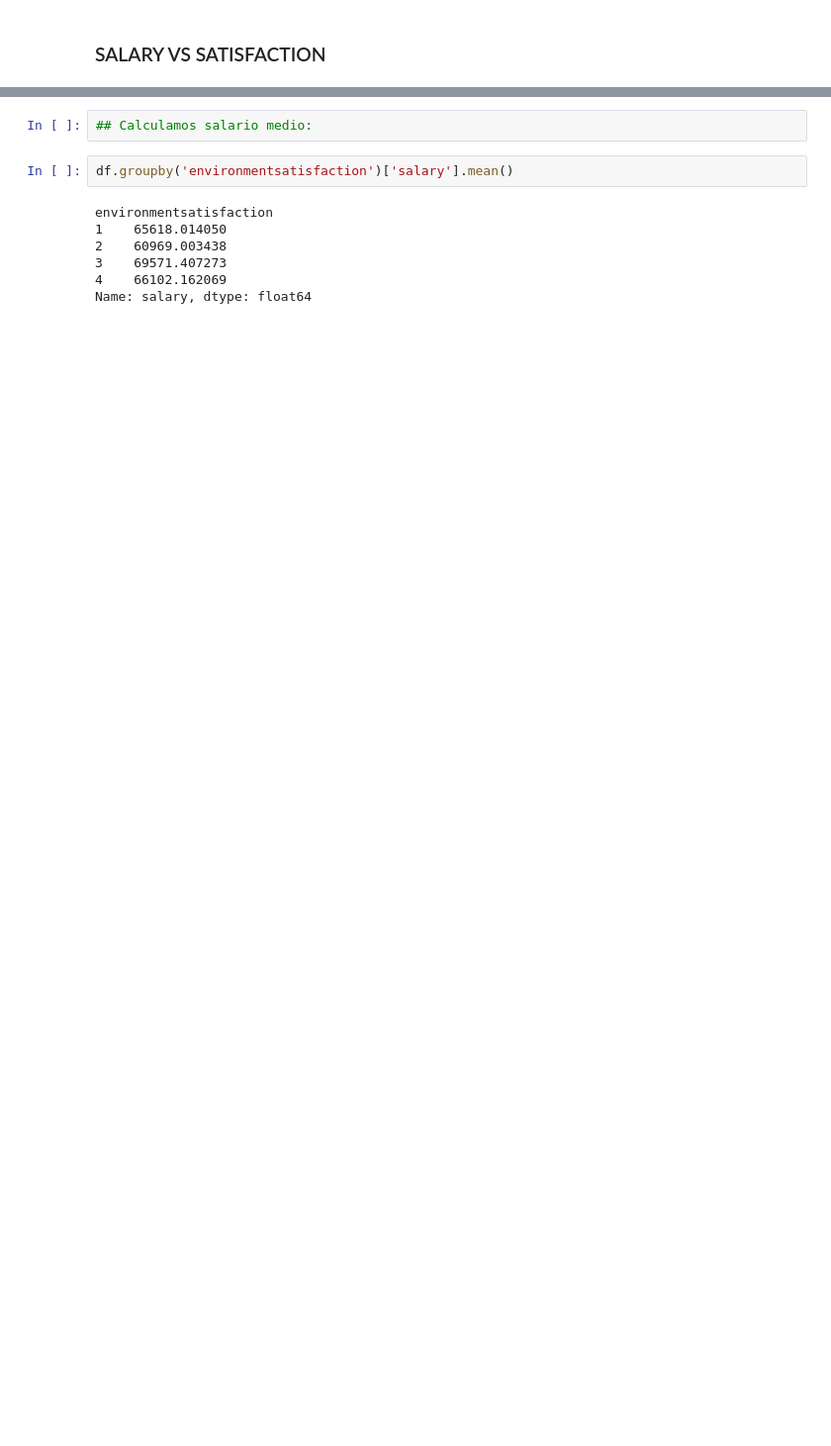
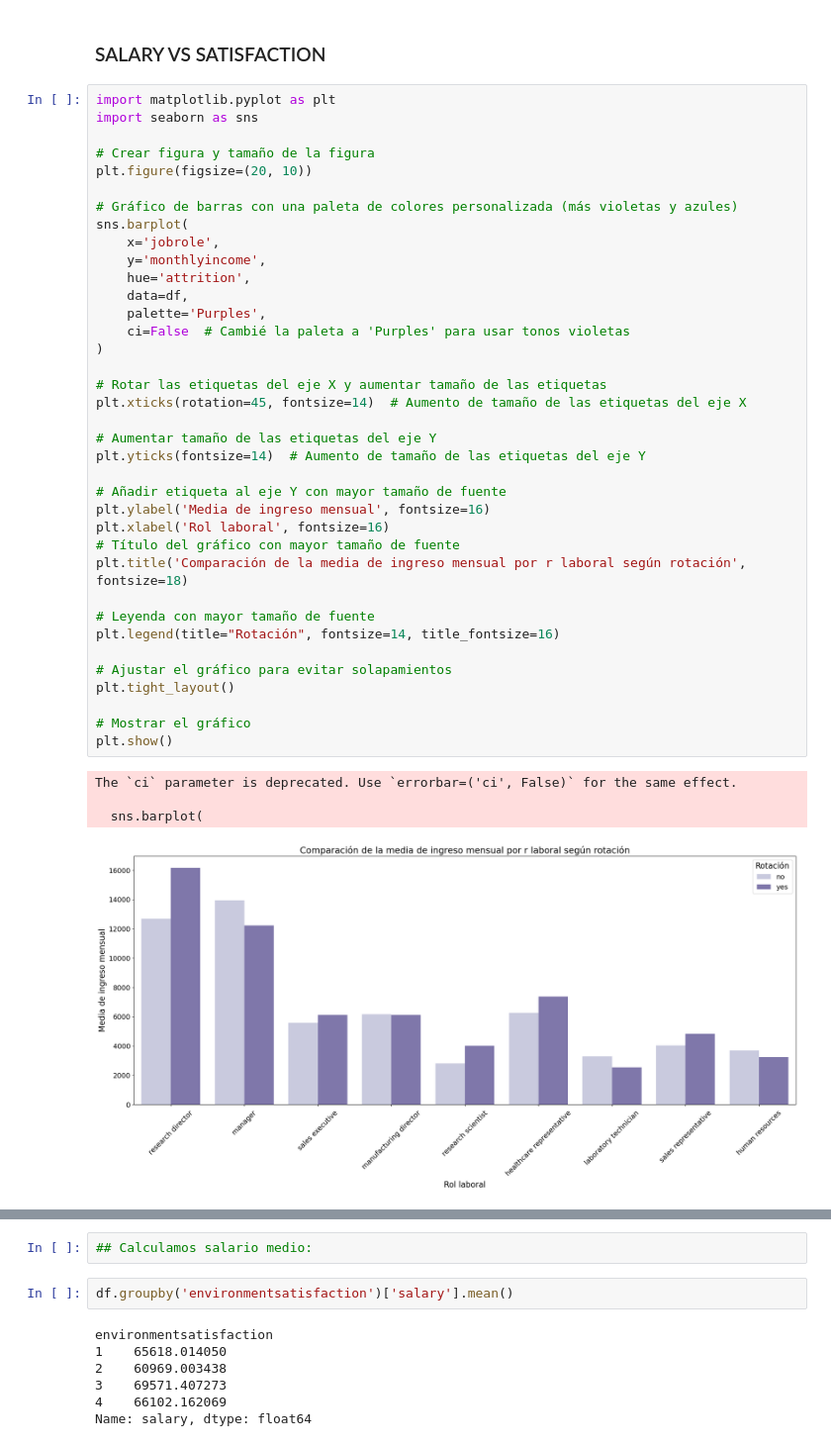
Before and after one commit to ArianaPapantonio/Final_project_module_3, a Jupyter notebook: Fase_4_AB_testing/AB_testing.ipynb, the cells around one changed output, grey strips where cells are left out. Shown at 99% size. Cells and saved outputs as stored; diff of their text form; blank space fills up the shorter version.

```diff
--- a/Fase_4_AB_testing/AB_testing.ipynb
+++ b/Fase_4_AB_testing/AB_testing.ipynb
@@ -305,2 +344,44 @@ plt.show()
 # %% [markdown]
 ### SALARY VS SATISFACTION
+# %%
+import matplotlib.pyplot as plt
+import seaborn as sns
+
+# Crear figura y tamaño de la figura
+plt.figure(figsize=(20, 10))
+
+# Gráfico de barras con una paleta de colores personalizada (más violetas y azules)
+sns.barplot(
+    x='jobrole',
+    y='monthlyincome',
+    hue='attrition',
+    data=df,
+    palette='Purples',
+    ci=False  # Cambié la paleta a 'Purples' para usar tonos violetas
+)
+
+# Rotar las etiquetas del eje X y aumentar tamaño de las etiquetas
+plt.xticks(rotation=45, fontsize=14)  # Aumento de tamaño de las etiquetas del eje X
+
+# Aumentar tamaño de las etiquetas del eje Y
+plt.yticks(fontsize=14)  # Aumento de tamaño de las etiquetas del eje Y
+
+# Añadir etiqueta al eje Y con mayor tamaño de fuente
+plt.ylabel('Media de ingreso mensual', fontsize=16)
+plt.xlabel('Rol laboral', fontsize=16)
+# Título del gráfico con mayor tamaño de fuente
+plt.title('Comparación de la media de ingreso mensual por r laboral según rotación', fontsize=18)
+
+# Leyenda con mayor tamaño de fuente
+plt.legend(title="Rotación", fontsize=14, title_fontsize=16)
+
+# Ajustar el gráfico para evitar solapamientos
+plt.tight_layout()
+
+# Mostrar el gráfico
+plt.show()
+# %% [output]
+The `ci` parameter is deprecated. Use `errorbar=('ci', False)` for the same effect.
+
+  sns.barplot(
+[figure, added]
```
Also changed, not shown: parts of 23 cells of this notebook.
